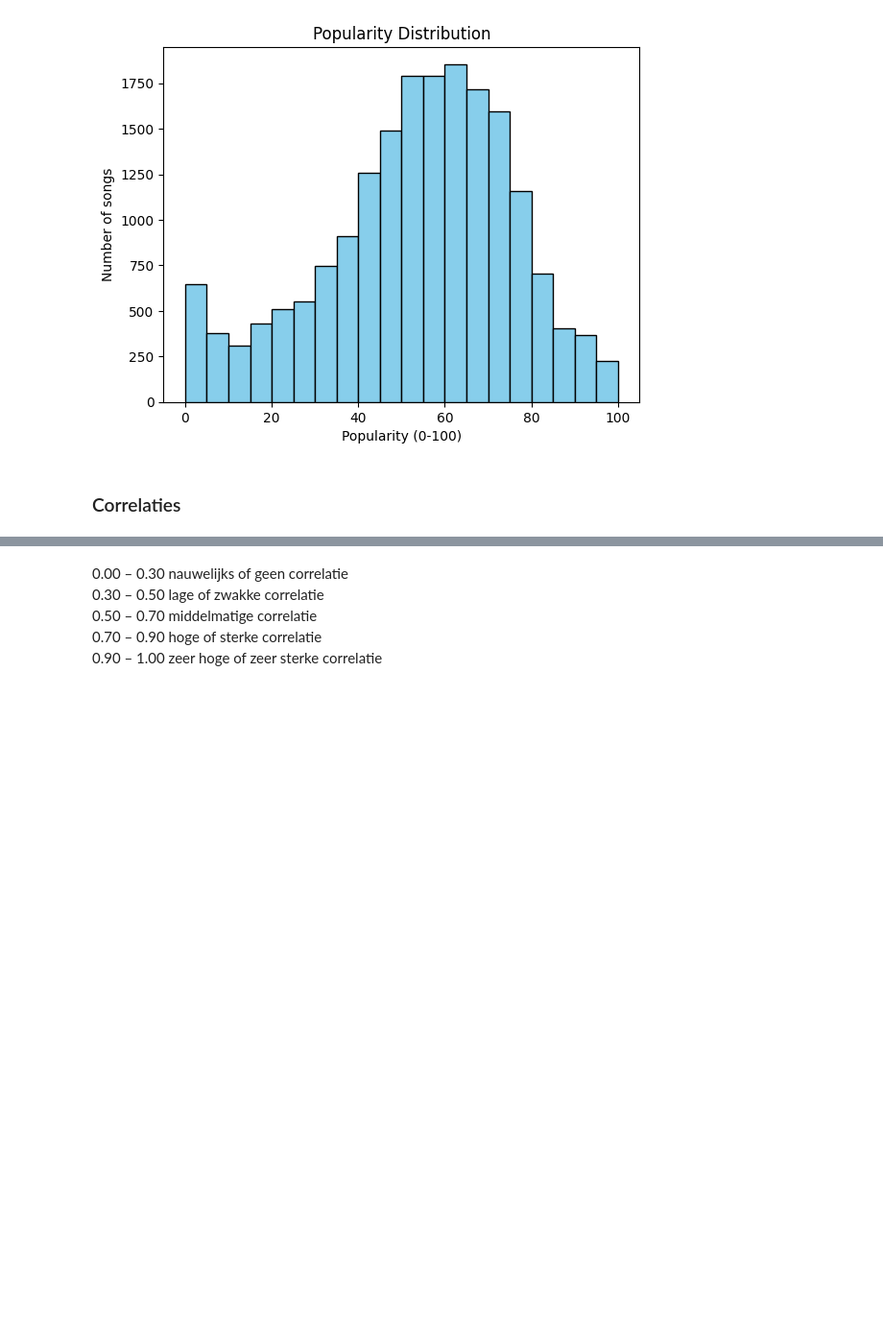
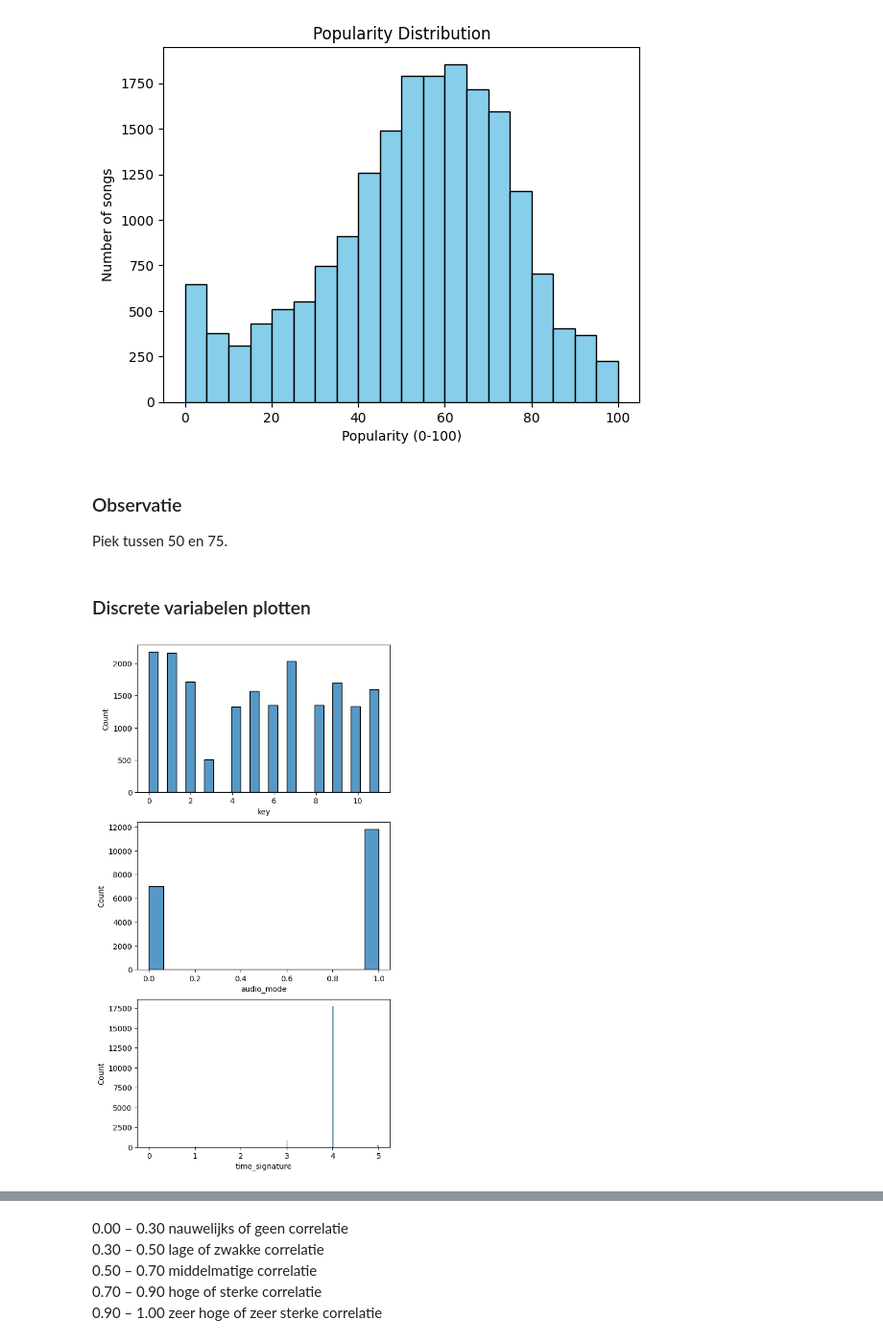
Before and after one commit to OdessaA/DataScience_SongPrediction, a Jupyter notebook: Data Exploratie.ipynb, the cells around one changed output, grey strips where cells are left out. Shown at 96% size. Saved outputs shown, nothing was run; the diff lists cells and outputs as text; code cells hidden in the pictures; blank space fills up the shorter version.

```diff
--- a/Data Exploratie.ipynb
+++ b/Data Exploratie.ipynb
@@ -208,5 +273,24 @@ plt.ylabel("Number of songs")
 plt.show()
 # %% [output]
 [figure]
-# %% [markdown]
-### Correlaties
+# %% [markdown]
+### Observatie
+Piek tussen 50 en 75.
+# %% [markdown]
+### Discrete variabelen plotten
+# %%
+# Target variabele maken
+target = 'song_popularity'
+
+X = df.copy()
+y = X.pop(target)
+# %%
+cat_cols = ['key', 'audio_mode', 'time_signature']
+num_cols = df.drop(columns=cat_cols).columns
+# %%
+fig, axs = plt.subplots(len(cat_cols), figsize=(6, len(cat_cols)*4))
+
+for col, ax in zip(cat_cols, axs):
+    sns.histplot(X[col], ax=ax, edgecolor='black')
+# %% [output]
+[figure, added]
```
Also changed, not shown: parts of 45 cells of this notebook.
